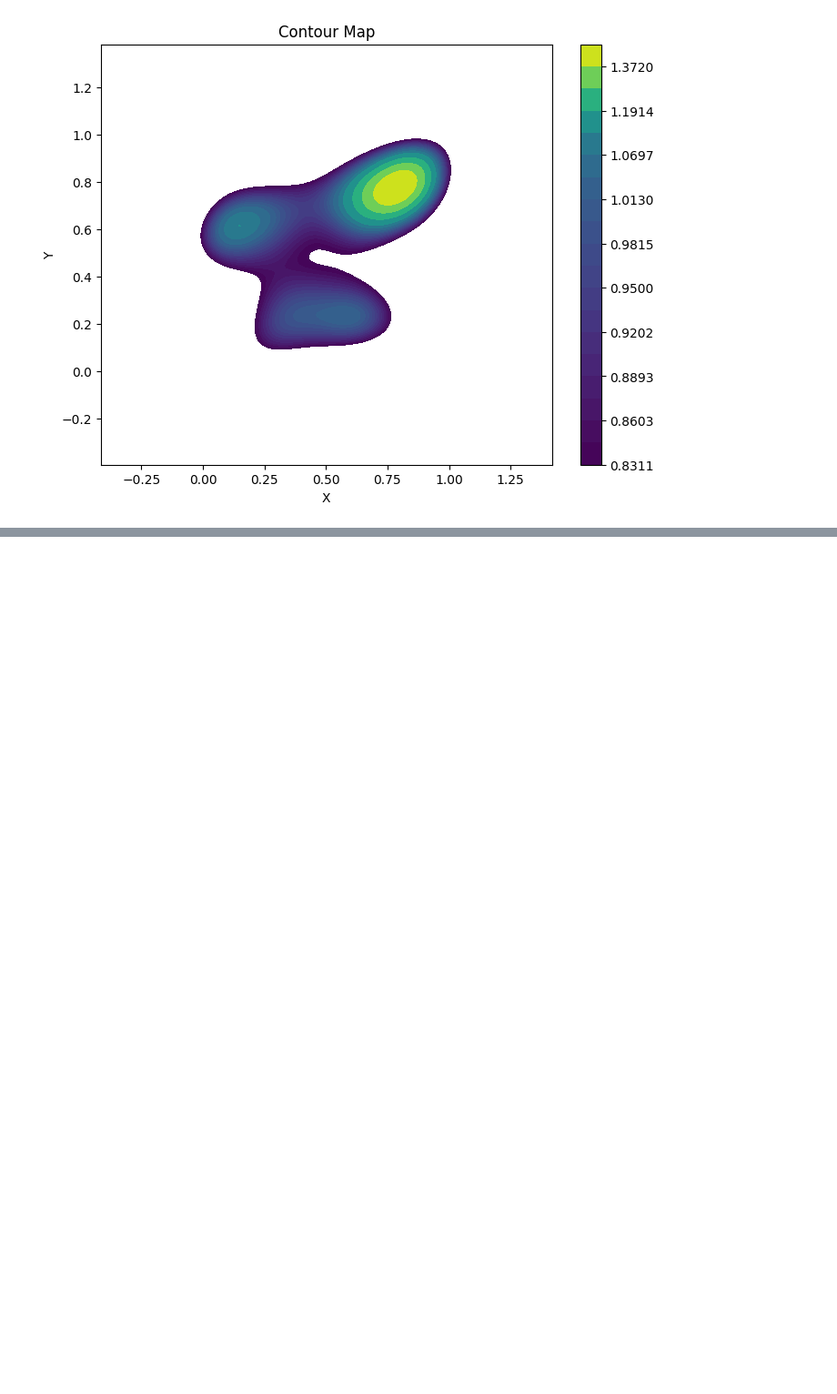
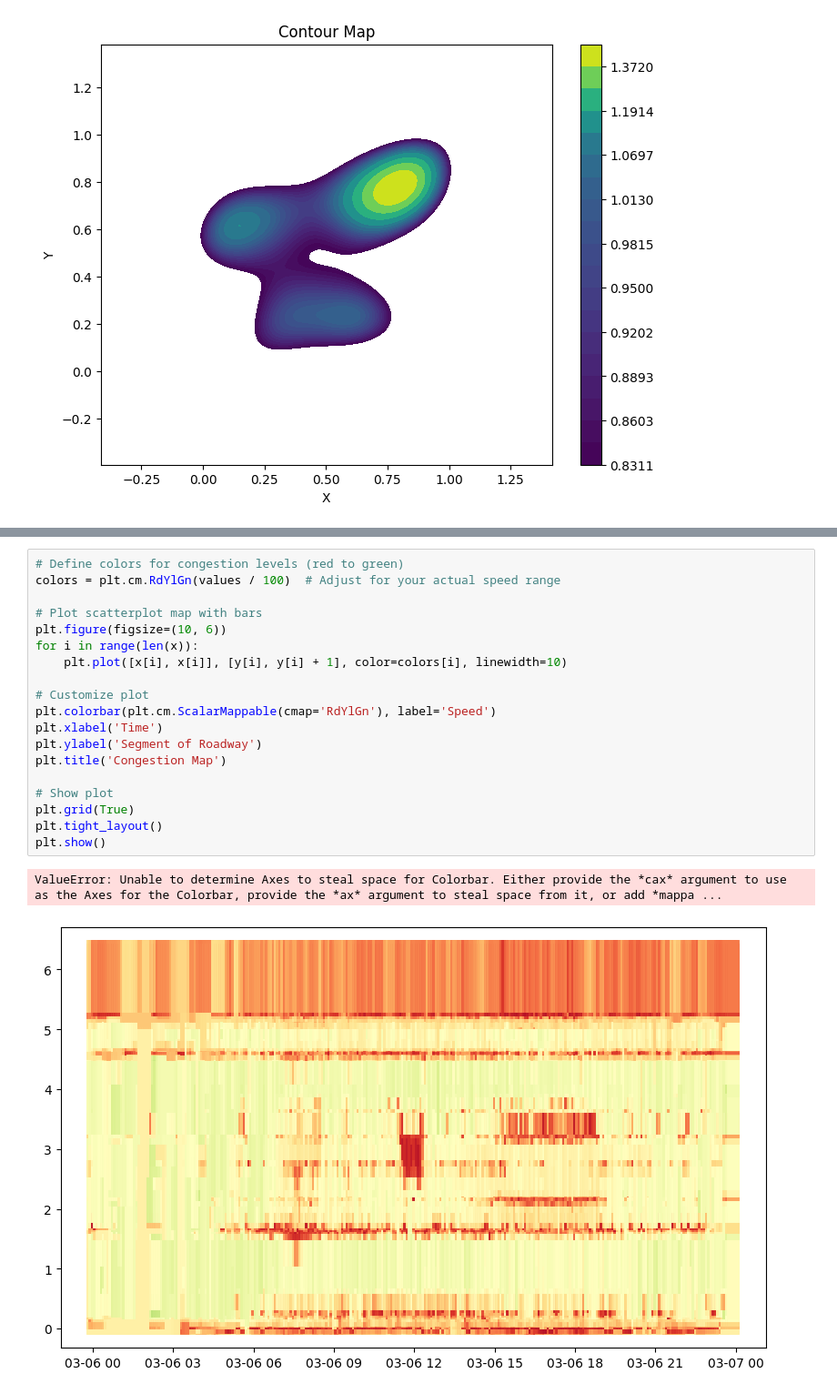
Before and after one commit to natelant/Avenue-Tools, a Jupyter notebook: TravelTimeTool/speeds_heatmap_sandbox.ipynb, the cells around one changed output, grey strips where cells are left out. Shown at 91% size. Saved outputs shown, nothing was run; the diff lists cells and outputs as text; blank space fills up the shorter version.

```diff
--- a/TravelTimeTool/speeds_heatmap_sandbox.ipynb
+++ b/TravelTimeTool/speeds_heatmap_sandbox.ipynb
@@ -128,0 +160,22 @@ plt.show()
+# %%
+# Define colors for congestion levels (red to green)
+colors = plt.cm.RdYlGn(values / 100)  # Adjust for your actual speed range
+
+# Plot scatterplot map with bars
+plt.figure(figsize=(10, 6))
+for i in range(len(x)):
+    plt.plot([x[i], x[i]], [y[i], y[i] + 1], color=colors[i], linewidth=10)
+
+# Customize plot
+plt.colorbar(plt.cm.ScalarMappable(cmap='RdYlGn'), label='Speed')
+plt.xlabel('Time')
+plt.ylabel('Segment of Roadway')
+plt.title('Congestion Map')
+
+# Show plot
+plt.grid(True)
+plt.tight_layout()
+plt.show()
+# %% [output]
+ValueError: Unable to determine Axes to steal space for Colorbar. Either provide the *cax* argument to use as the Axes for the Colorbar, provide the *ax* argument to steal space from it, or add *mappa ...
+[figure, added]
```
Also changed, not shown: parts of 4 cells of this notebook, 1 other file.
